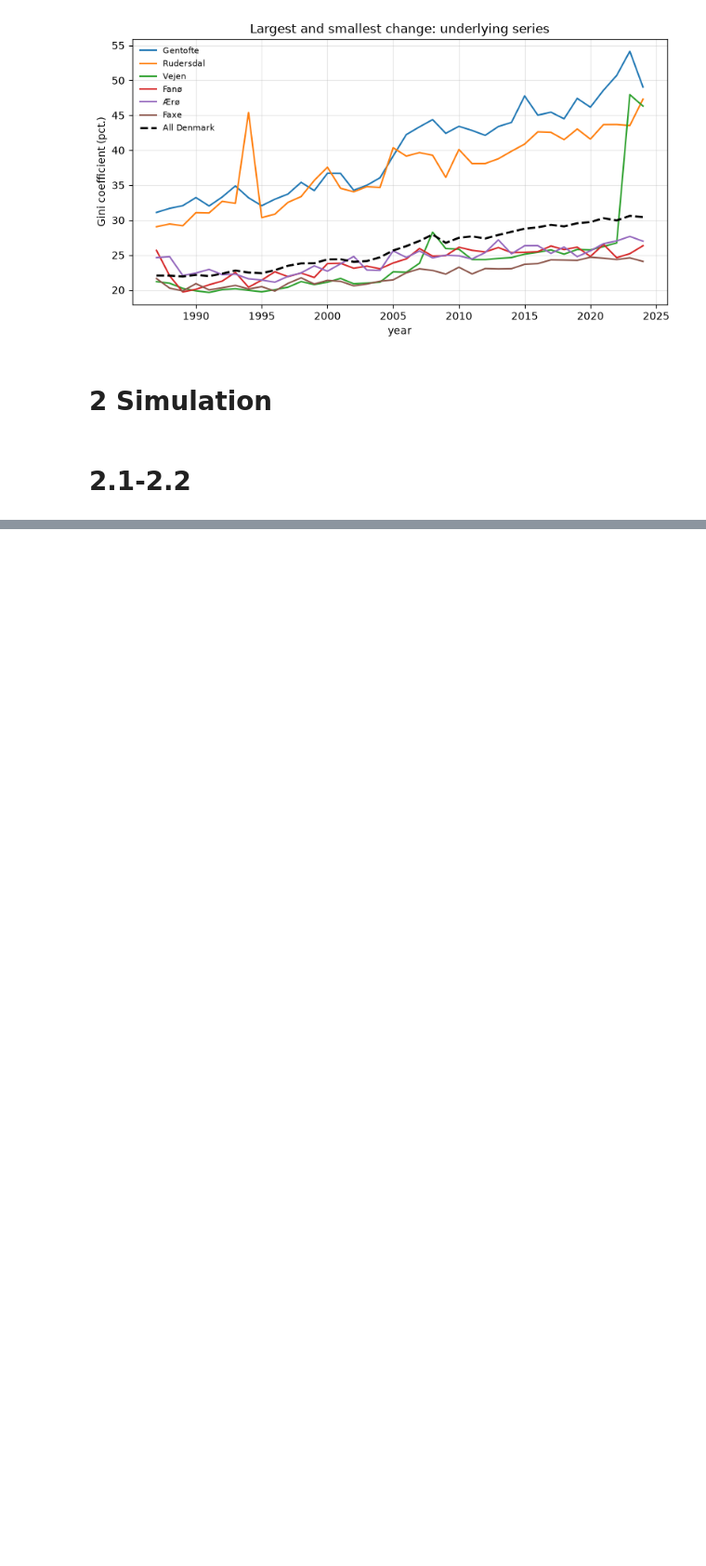
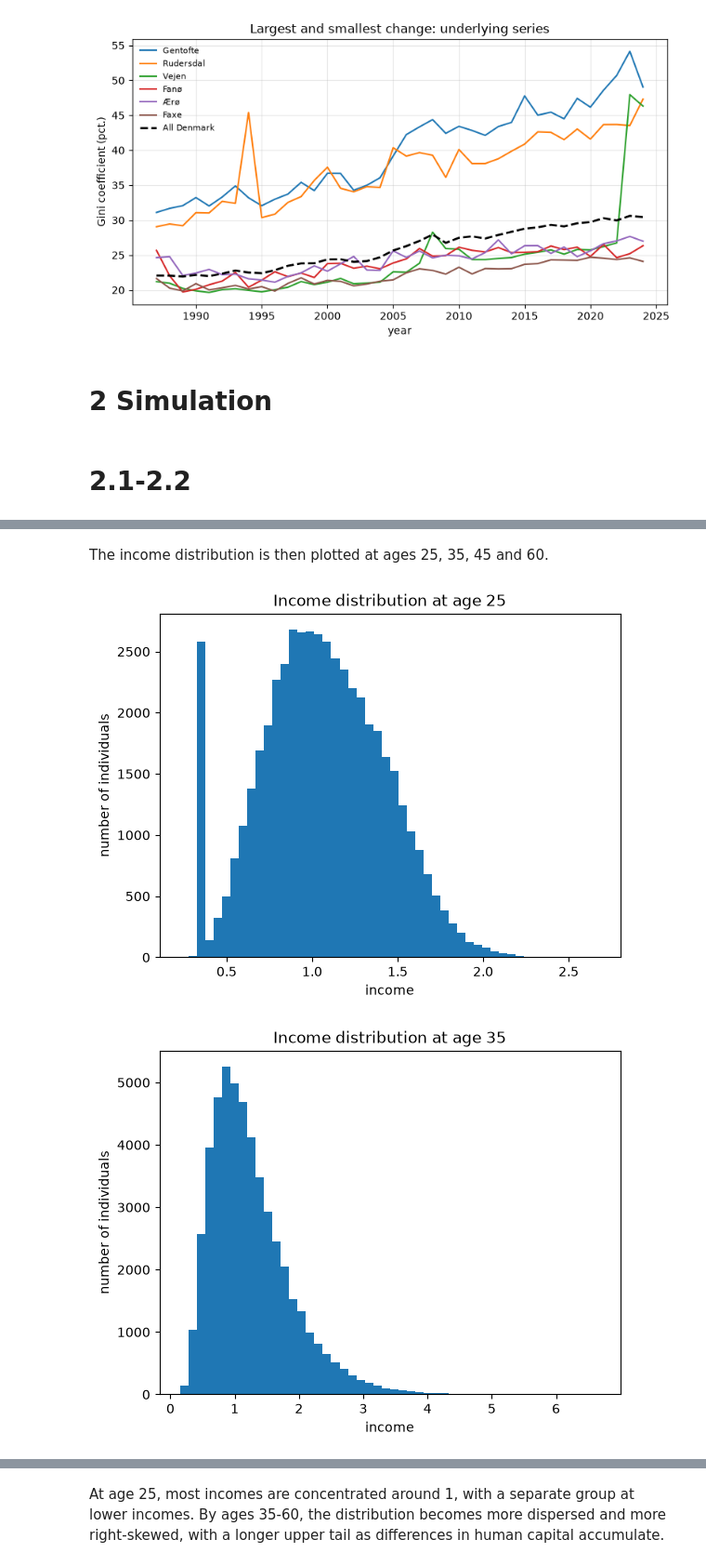
Before and after one commit to NumEconCopenhagen/projects-2025-jvb, a Jupyter notebook: 01_dataproject/DataProject26.ipynb, the cells around one changed output, grey strips where cells are left out. Shown at 93% size. Drawn from its saved outputs; the diff is of its cells as text; code cells hidden in the pictures; blank space fills up the shorter version.

```diff
--- a/01_dataproject/DataProject26.ipynb
+++ b/01_dataproject/DataProject26.ipynb
@@ -385,0 +420,21 @@ print(f'steady state:       {steady_state:.3f}')
+# %% [markdown]
+The income distribution is then plotted at ages 25, 35, 45 and 60.
+# %%
+# a. ages
+ages_hist = [25,35,45,60]
+
+# b. plot income distributions
+for age in ages_hist:
+
+    t = age - 18
+
+    plt.hist(model.income[:,t],bins=50)
+
+    plt.xlabel('income')
+    plt.ylabel('number of individuals')
+    plt.title(f'Income distribution at age {age}')
+
+    plt.show()
+# %% [output]
+[figure, added]
+[figure, added]
@@ -385,0 +443,2 @@ print(f'steady state:       {steady_state:.3f}')
+# %% [markdown]
+At age 25, most incomes are concentrated around 1, with a separate group at lower incomes. By ages 35-60, the distribution becomes more dispersed and more right-skewed, with a longer upper tail as differences in human capital accumulate.
```
Also changed, not shown: parts of 16 cells of this notebook, 1 other file.
